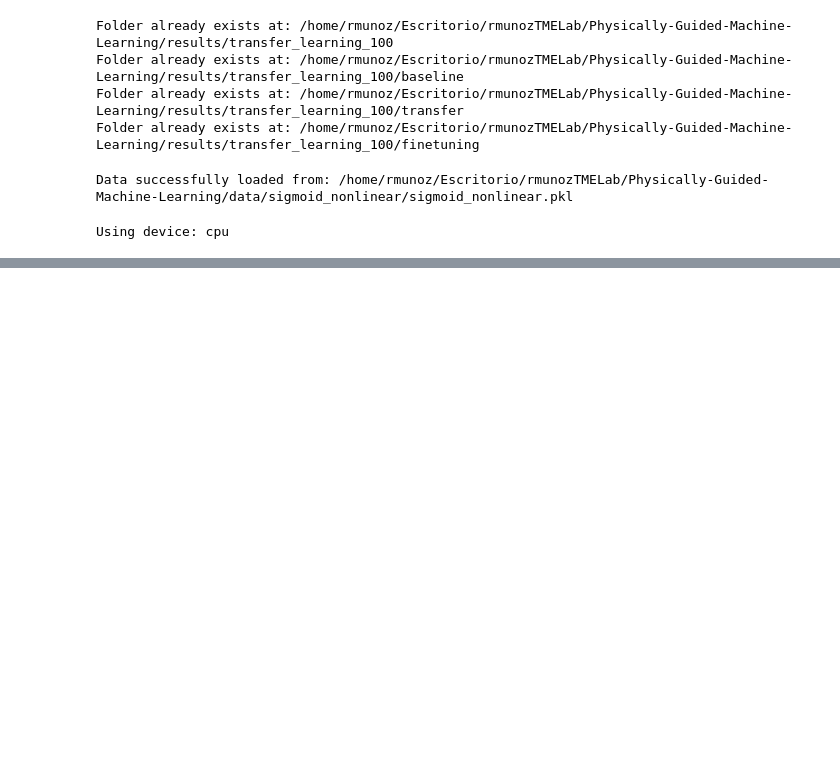
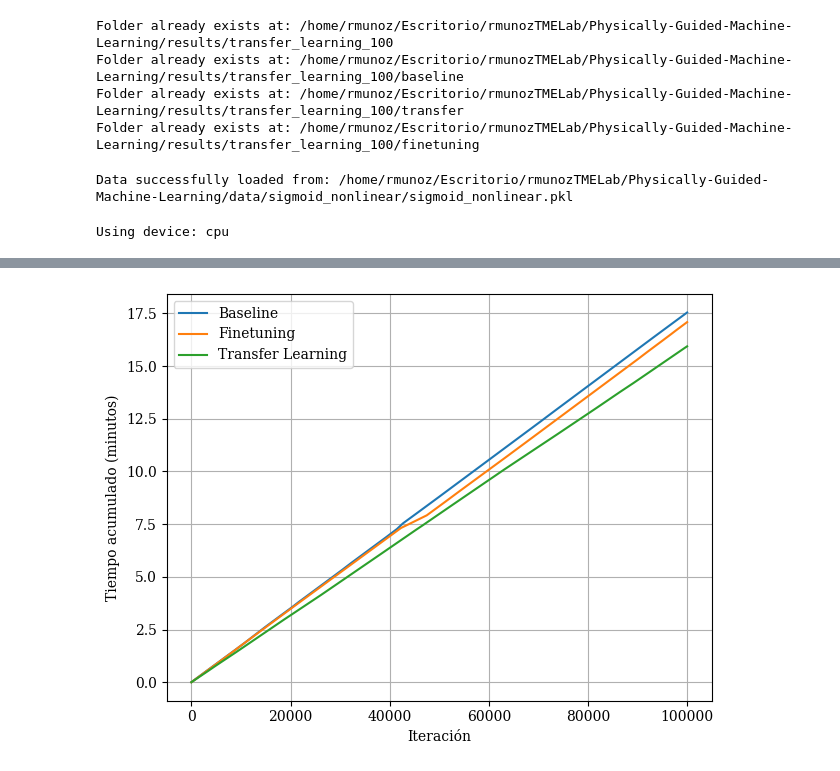
Before and after one commit to rmunozTMELab/Embedding-Oriented-PGNNIV, a Jupyter notebook: paper/transfer_learning.ipynb, the cells around one changed output, grey strips where cells are left out. Saved outputs shown, nothing was run; the diff lists cells and outputs as text; code cells hidden in the pictures; blank space fills up the shorter version.

```diff
--- a/paper/transfer_learning.ipynb
+++ b/paper/transfer_learning.ipynb
@@ -204,3 +208,25 @@ Transfer learning time: 1.68 min (10.2% faster)
+# %%
+# Obtener el tiempo acumulado en minutos
+baseline_cumsum = np.cumsum(lists_bl['time_list']) / 60
+finetuning_cumsum = np.cumsum(lists_ft['time_list']) / 60
+transfer_learning_cumsum = np.cumsum(lists_tl['time_list']) / 60
+
+# Crear el gráfico
+plt.figure()
+plt.plot(baseline_cumsum, label='Baseline')
+plt.plot(finetuning_cumsum, label='Finetuning')
+plt.plot(transfer_learning_cumsum, label='Transfer Learning')
+
+# Añadir etiquetas y leyenda
+plt.xlabel('Iteración')
+plt.ylabel('Tiempo acumulado (minutos)')
+# plt.title('Tiempo acumulado de entrenamiento')
+plt.legend()
+plt.grid(True)
+plt.tight_layout()
+plt.show()
+# %% [output]
+[figure, added]
 # %%
 baseline_pgnniv_1000 = PGNNIVBaseline(input_shape, predictive_layers, predictive_output, explanatory_input, explanatory_layers, explanatory_output, n_filters_explanatory).to(DEVICE)
 optimizer = torch.optim.Adam(baseline_pgnniv_1000.parameters(), lr=1e-4)
```
Also changed, not shown: parts of 14 cells of this notebook, 17 other files.
